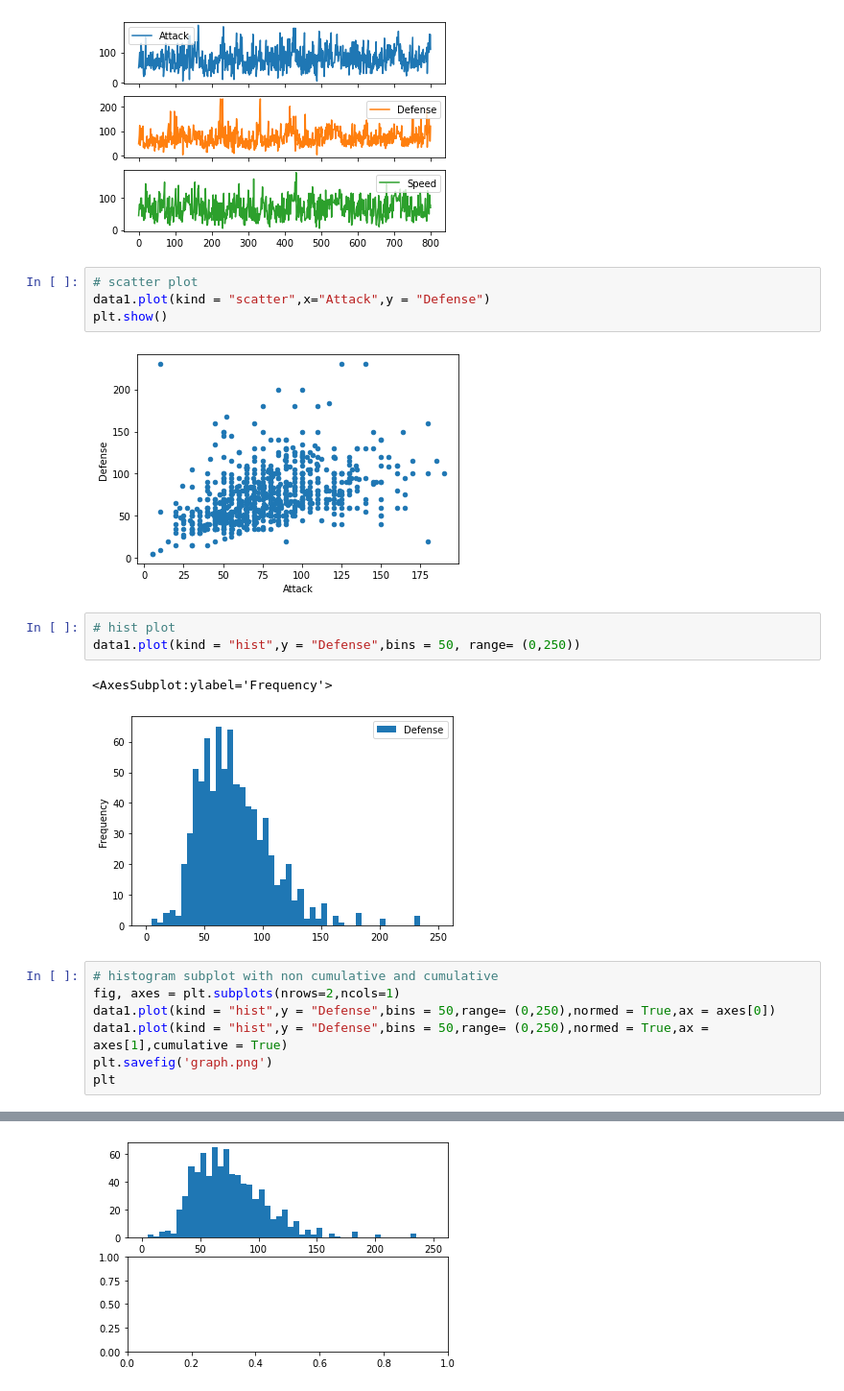
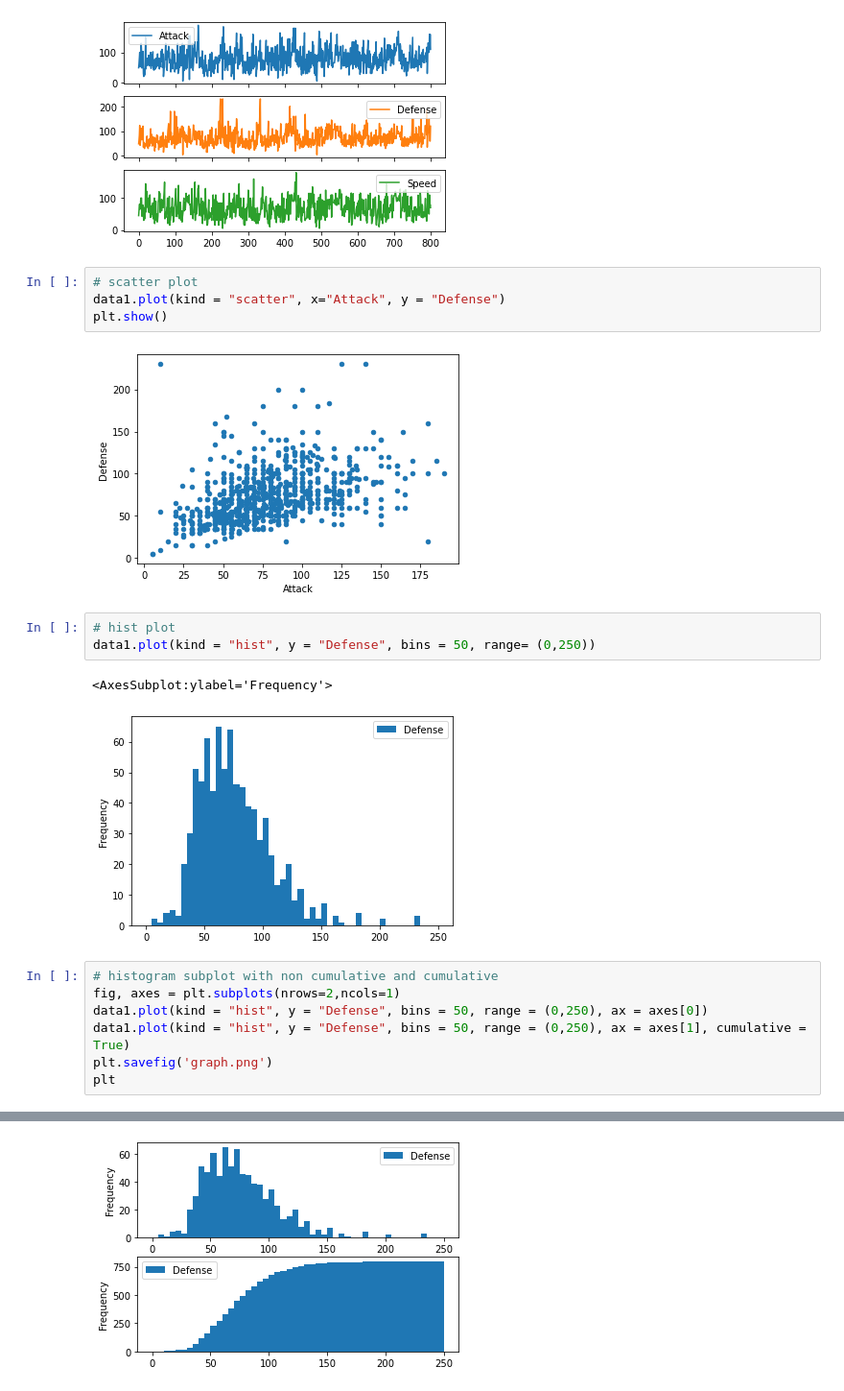
Before and after one commit to halimocakli/IntroductionToMachineLearning, a Jupyter notebook: Data Science Tutorial/DataScienceTutorial.ipynb, the cells around one changed output, grey strips where cells are left out. Shown: that part at 96% size. Cells and saved outputs as stored; diff of their text form.

```diff
--- a/Data Science Tutorial/DataScienceTutorial.ipynb
+++ b/Data Science Tutorial/DataScienceTutorial.ipynb
@@ -1403,21 +1467,21 @@ plt.show()
 [figure]
 # %%
 # scatter plot
-data1.plot(kind = "scatter",x="Attack",y = "Defense")
+data1.plot(kind = "scatter", x="Attack", y = "Defense")
 plt.show()
 # %% [output]
 [figure]
 # %%
 # hist plot
-data1.plot(kind = "hist",y = "Defense",bins = 50, range= (0,250))
+data1.plot(kind = "hist", y = "Defense", bins = 50, range= (0,250))
 # %% [output]
 <AxesSubplot:ylabel='Frequency'>
 [figure]
 # %%
 # histogram subplot with non cumulative and cumulative
 fig, axes = plt.subplots(nrows=2,ncols=1)
-data1.plot(kind = "hist",y = "Defense",bins = 50,range= (0,250),normed = True,ax = axes[0])
-data1.plot(kind = "hist",y = "Defense",bins = 50,range= (0,250),normed = True,ax = axes[1],cumulative = True)
+data1.plot(kind = "hist", y = "Defense", bins = 50, range = (0,250), ax = axes[0])
+data1.plot(kind = "hist", y = "Defense", bins = 50, range = (0,250), ax = axes[1], cumulative = True)
 plt.savefig('graph.png')
 plt
 # %% [output]
@@ -1425 +1489 @@ AttributeError: 'Rectangle' object has no property 'normed'
-[figure, old version]
+[figure, new version]
```
Also changed, not shown: parts of 94 cells of this notebook.
